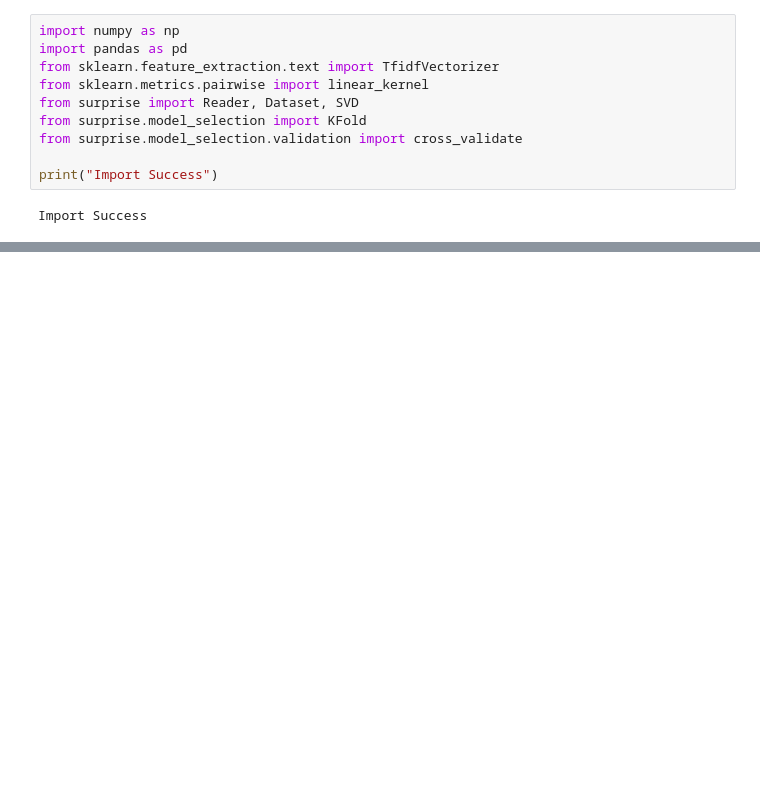
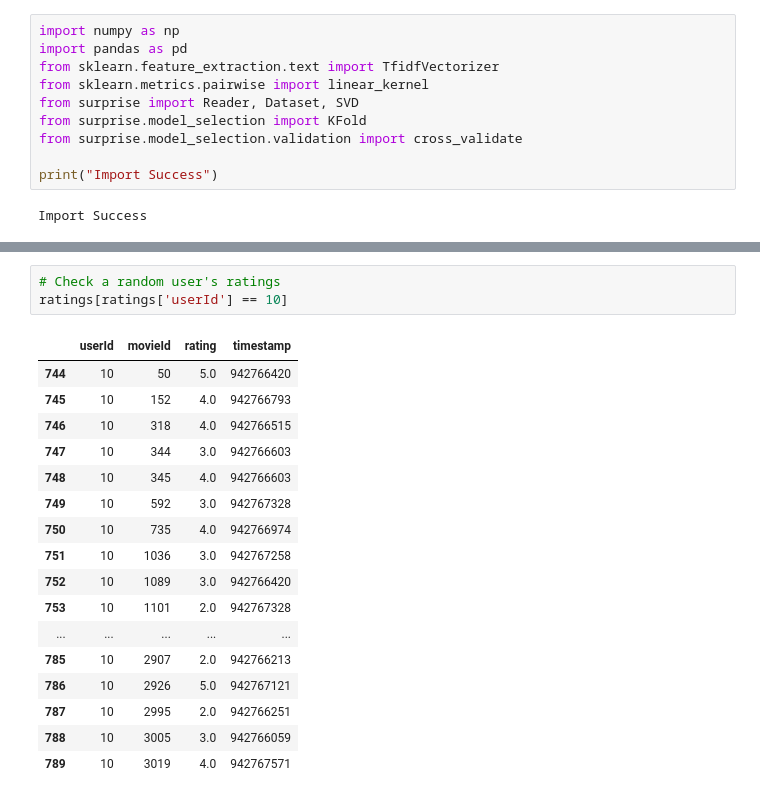
Before and after one commit to yadavgaurav251/Context-Aware-Recommender, a Jupyter notebook: hybridRecom.ipynb, the cells around one changed output, grey strips where cells are left out. Saved outputs shown, nothing was run; the diff lists cells and outputs as text; blank space fills up the shorter version.

```diff
--- a/hybridRecom.ipynb
+++ b/hybridRecom.ipynb
@@ -34,0 +204,21 @@ ratings.head() # Movies in this dataset are rated out of 5 instead of 10
+# %%
+# Check a random user's ratings
+ratings[ratings['userId'] == 10]
+# %% [output]
+|  | userId | movieId | rating | timestamp |
+| 744 | 10 | 50 | 5.0 | 942766420 |
+| 745 | 10 | 152 | 4.0 | 942766793 |
+| 746 | 10 | 318 | 4.0 | 942766515 |
+| 747 | 10 | 344 | 3.0 | 942766603 |
+| 748 | 10 | 345 | 4.0 | 942766603 |
+| 749 | 10 | 592 | 3.0 | 942767328 |
+| 750 | 10 | 735 | 4.0 | 942766974 |
+| 751 | 10 | 1036 | 3.0 | 942767258 |
+| 752 | 10 | 1089 | 3.0 | 942766420 |
+| 753 | 10 | 1101 | 2.0 | 942767328 |
+| ... | ... | ... | ... | ... |
+| 785 | 10 | 2907 | 2.0 | 942766213 |
+| 786 | 10 | 2926 | 5.0 | 942767121 |
+| 787 | 10 | 2995 | 2.0 | 942766251 |
+| 788 | 10 | 3005 | 3.0 | 942766059 |
+| 789 | 10 | 3019 | 4.0 | 942767571 |
```
Also changed, not shown: parts of 17 cells of this notebook.
